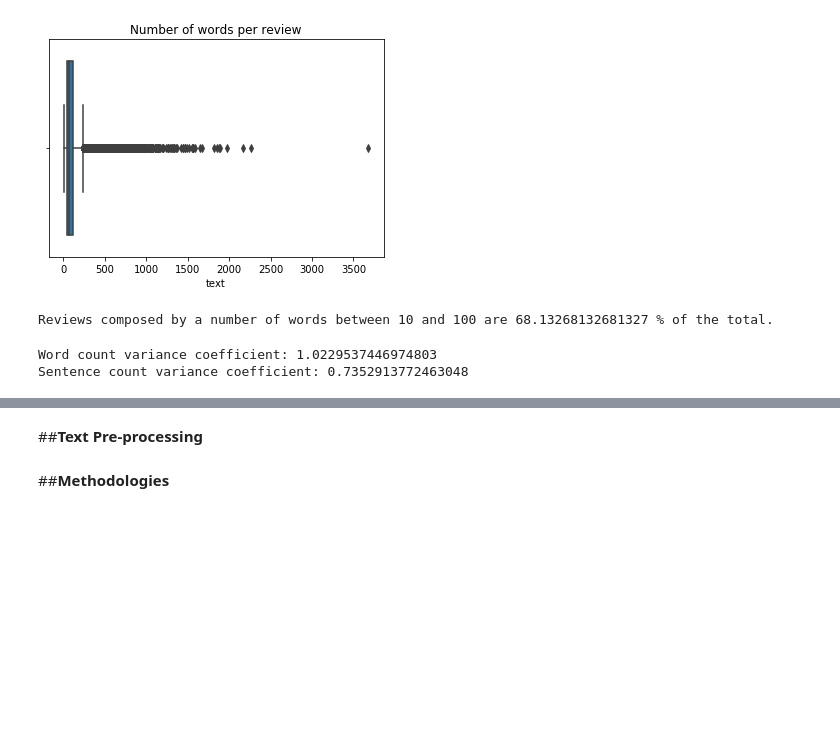
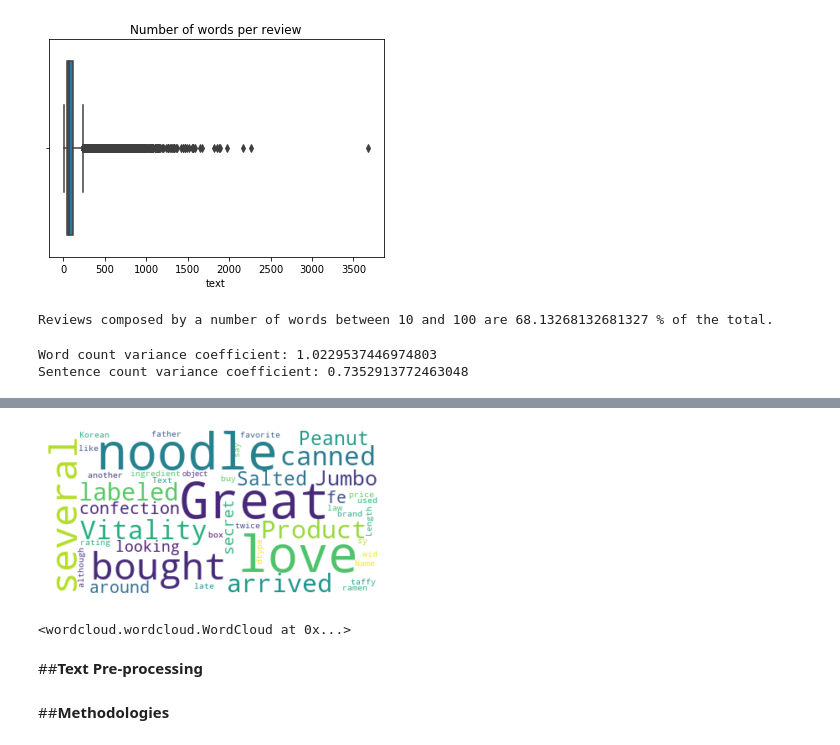
Before and after one commit to RCrvro/Text-Summarization-Project, a Jupyter notebook: Text Mining Project - Riccardo Cervero_794126.ipynb, the cells around one changed output, grey strips where cells are left out. Cells and saved outputs as stored; diff of their text form; code cells hidden in the pictures; blank space fills up the shorter version.

```diff
--- a/Text Mining Project - Riccardo Cervero_794126.ipynb
+++ b/Text Mining Project - Riccardo Cervero_794126.ipynb
@@ -119,3 +145,15 @@ Sentence count variance coefficient: 0.7352913772463048
+# %%
+#Plot Text Wordcloud
+from wordcloud import WordCloud
+wordcloud = WordCloud(stopwords=stop_words, background_color="white",max_words=100,max_font_size=60).generate(str(db.Text))
+plt.imshow(wordcloud, interpolation='bilinear')
+plt.axis("off")
+plt.show()
+#Save plot
+wordcloud.to_file("/content/wc.png")
+# %% [output]
+[figure, added]
+<wordcloud.wordcloud.WordCloud at 0x...>
 # %% [markdown]
 ##**Text Pre-processing**
 # %%
```
Also changed, not shown: parts of 20 cells of this notebook.
